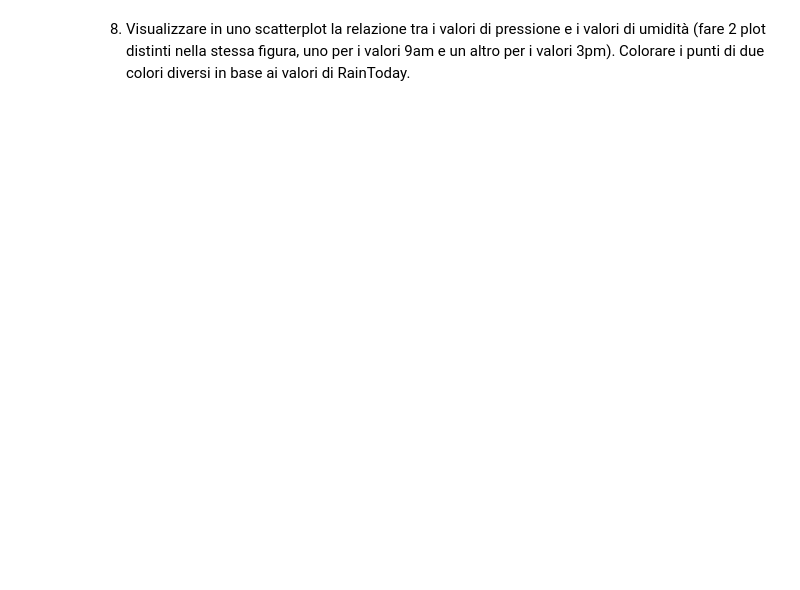
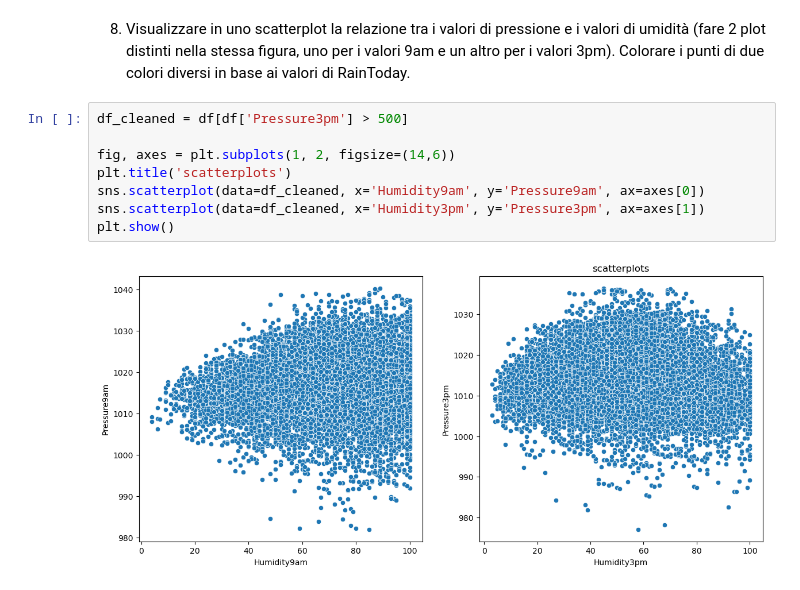
Before and after one commit to nyrfinyr/bdta, a Jupyter notebook: colab_2025/5-Data visualization/esercizi/Esercizio in aula.ipynb, the cells around one changed output. Saved outputs shown, nothing was run; the diff lists cells and outputs as text; blank space fills up the shorter version.

```diff
--- a/colab_2025/5-Data visualization/esercizi/Esercizio in aula.ipynb
+++ b/colab_2025/5-Data visualization/esercizi/Esercizio in aula.ipynb
@@ -23,2 +161,12 @@
 # %% [markdown]
 8. Visualizzare in uno scatterplot la relazione tra i valori di pressione e i valori di umidità (fare 2 plot distinti nella stessa figura, uno per i valori 9am e un altro per i valori 3pm). Colorare i punti di due colori diversi in base ai valori di RainToday.
+# %%
+df_cleaned = df[df['Pressure3pm'] > 500]
+
+fig, axes = plt.subplots(1, 2, figsize=(14,6))
+plt.title('scatterplots')
+sns.scatterplot(data=df_cleaned, x='Humidity9am', y='Pressure9am', ax=axes[0])
+sns.scatterplot(data=df_cleaned, x='Humidity3pm', y='Pressure3pm', ax=axes[1])
+plt.show()
+# %% [output]
+[figure, added]
```
Also changed, not shown: parts of 10 cells of this notebook, 39 other files.
